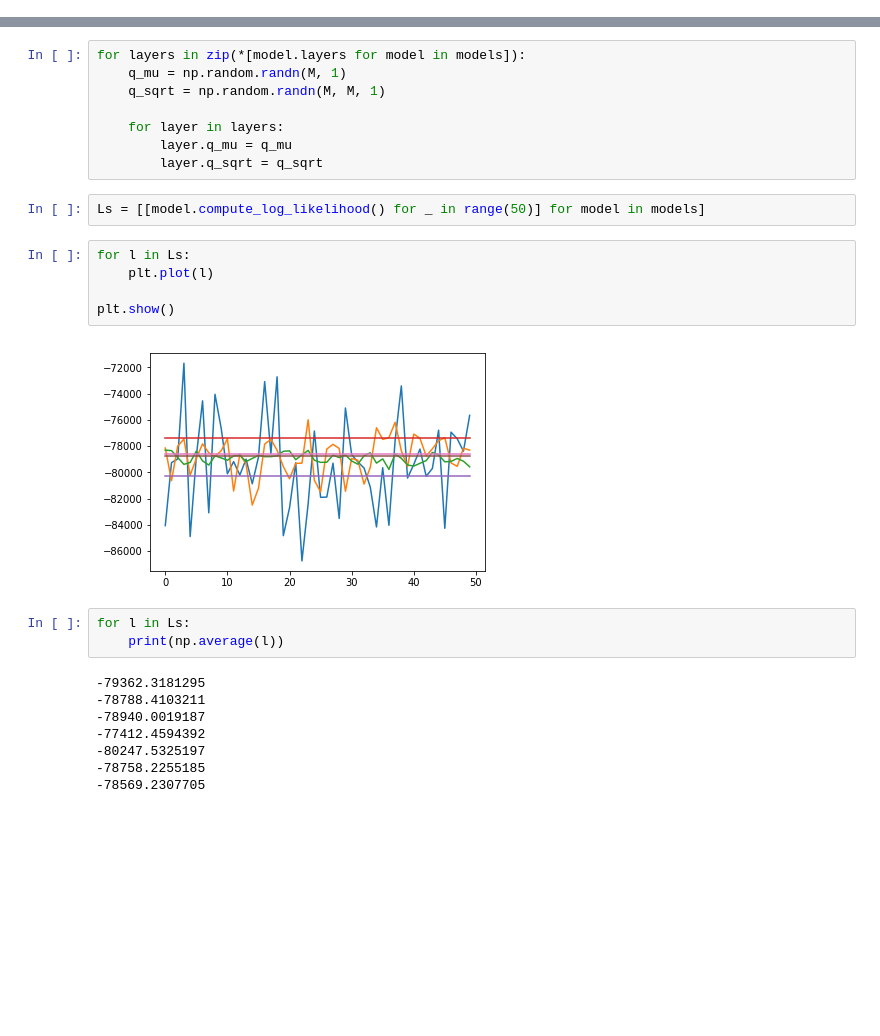
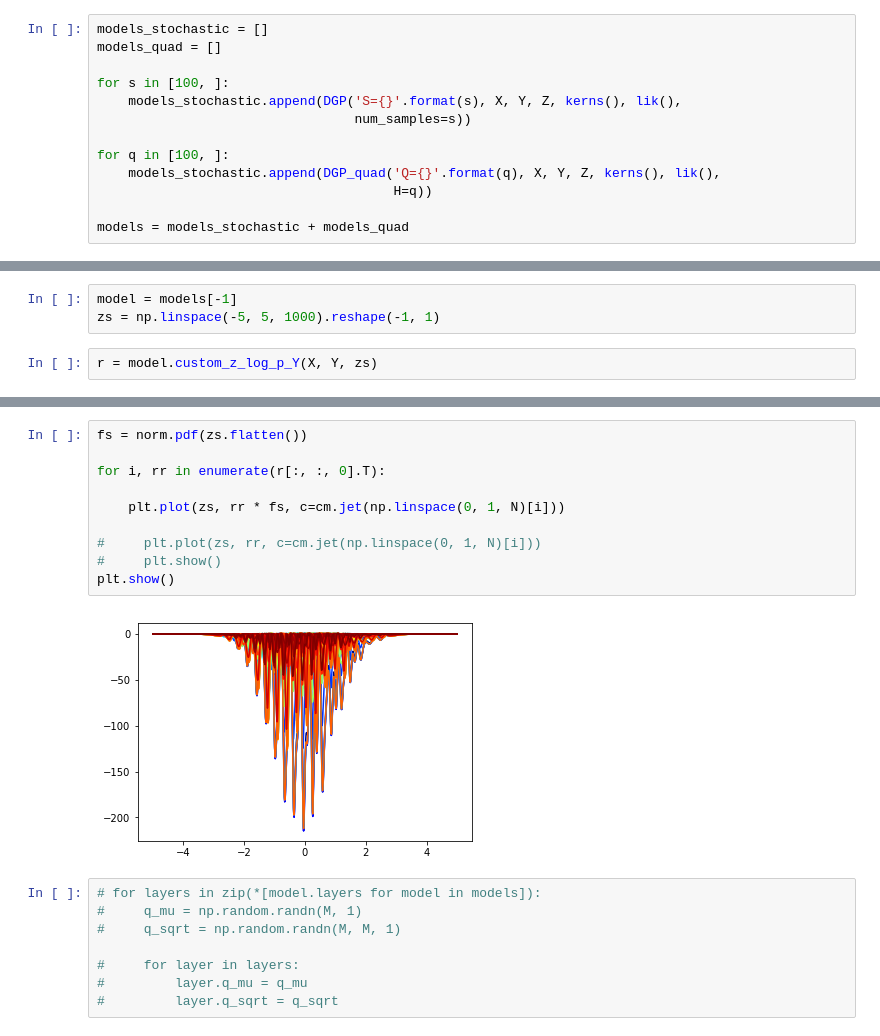
Before and after one commit to UCL-SML/Doubly-Stochastic-DGP, a Jupyter notebook: demos/quadrature.ipynb, the cells around one changed output, grey strips where cells are left out. Cells and saved outputs as stored; diff of their text form; blank space fills up the shorter version.

```diff
--- a/demos/quadrature.ipynb
+++ b/demos/quadrature.ipynb
@@ -60,0 +84,13 @@ models = [model_dgp_2_1,
+# %%
+models_stochastic = []
+models_quad = []
+
+for s in [100, ]:
+    models_stochastic.append(DGP('S={}'.format(s), X, Y, Z, kerns(), lik(),
+                                 num_samples=s))
+
+for q in [100, ]:
+    models_stochastic.append(DGP_quad('Q={}'.format(q), X, Y, Z, kerns(), lik(),
+                                      H=q))
+
+models = models_stochastic + models_quad
@@ -60,0 +150,5 @@ models = [model_dgp_2_1,
+# %%
+model = models[-1]
+zs = np.linspace(-5, 5, 1000).reshape(-1, 1)
+# %%
+r = model.custom_z_log_p_Y(X, Y, zs)
@@ -61,28 +176,20 @@ models = [model_dgp_2_1,
+# %%
+fs = norm.pdf(zs.flatten())
+
+for i, rr in enumerate(r[:, :, 0].T):
+
+    plt.plot(zs, rr * fs, c=cm.jet(np.linspace(0, 1, N)[i]))
+
+#     plt.plot(zs, rr, c=cm.jet(np.linspace(0, 1, N)[i]))
+#     plt.show()
+plt.show()
+# %% [output]
+[figure, added]
 # %%
-for layers in zip(*[model.layers for model in models]):
-    q_mu = np.random.randn(M, 1)
-    q_sqrt = np.random.randn(M, M, 1)
+# for layers in zip(*[model.layers for model in models]):
+#     q_mu = np.random.randn(M, 1)
+#     q_sqrt = np.random.randn(M, M, 1)
 
-    for layer in layers:
-        layer.q_mu = q_mu
-        layer.q_sqrt = q_sqrt
+#     for layer in layers:
+#         layer.q_mu = q_mu
+#         layer.q_sqrt = q_sqrt
-# %%
-Ls = [[model.compute_log_likelihood() for _ in range(50)] for model in models]
-# %%
-for l in Ls:
-    plt.plot(l)
-
-plt.show()
-# %% [output]
-[figure, removed]
-# %%
-for l in Ls:
-    print(np.average(l))
-# %% [output]
--79362.3181295
--78788.4103211
--78940.0019187
--77412.4594392
--80247.5325197
--78758.2255185
--78569.2307705
```
Also changed, not shown: parts of 11 cells of this notebook, 5 other files.
